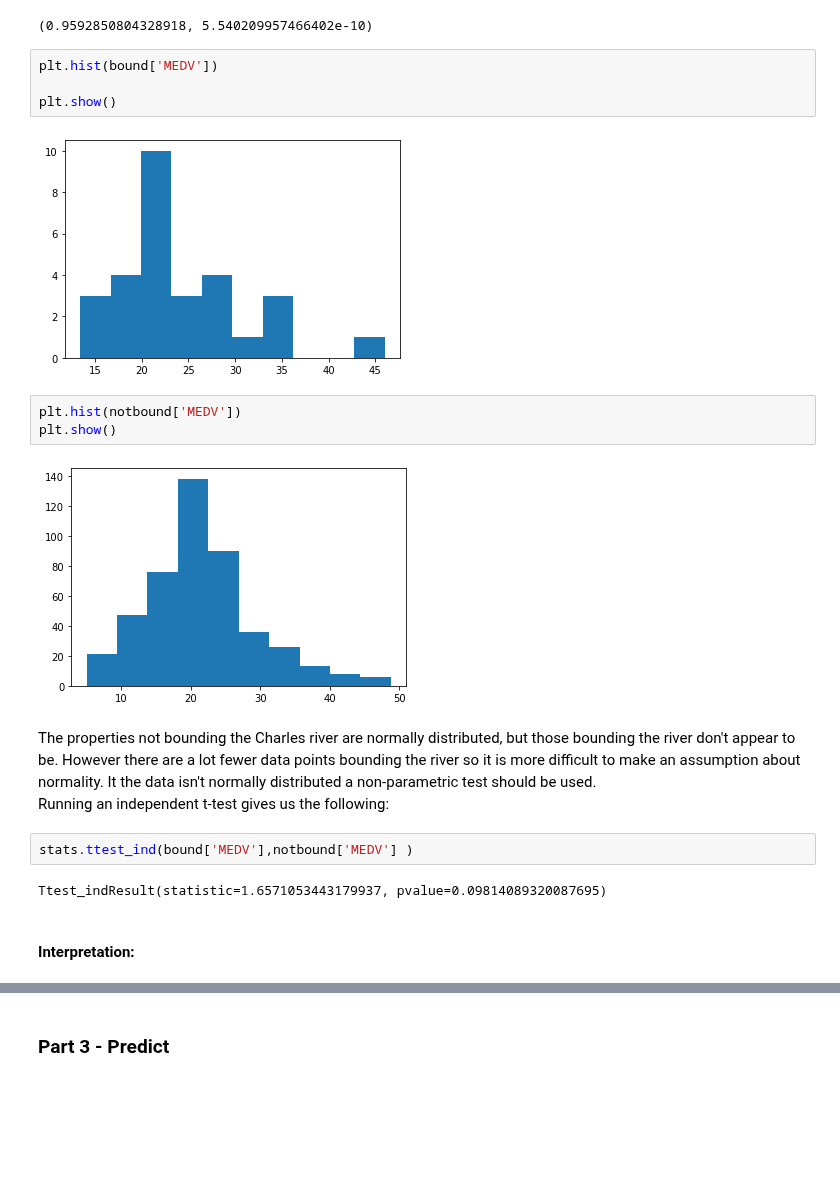
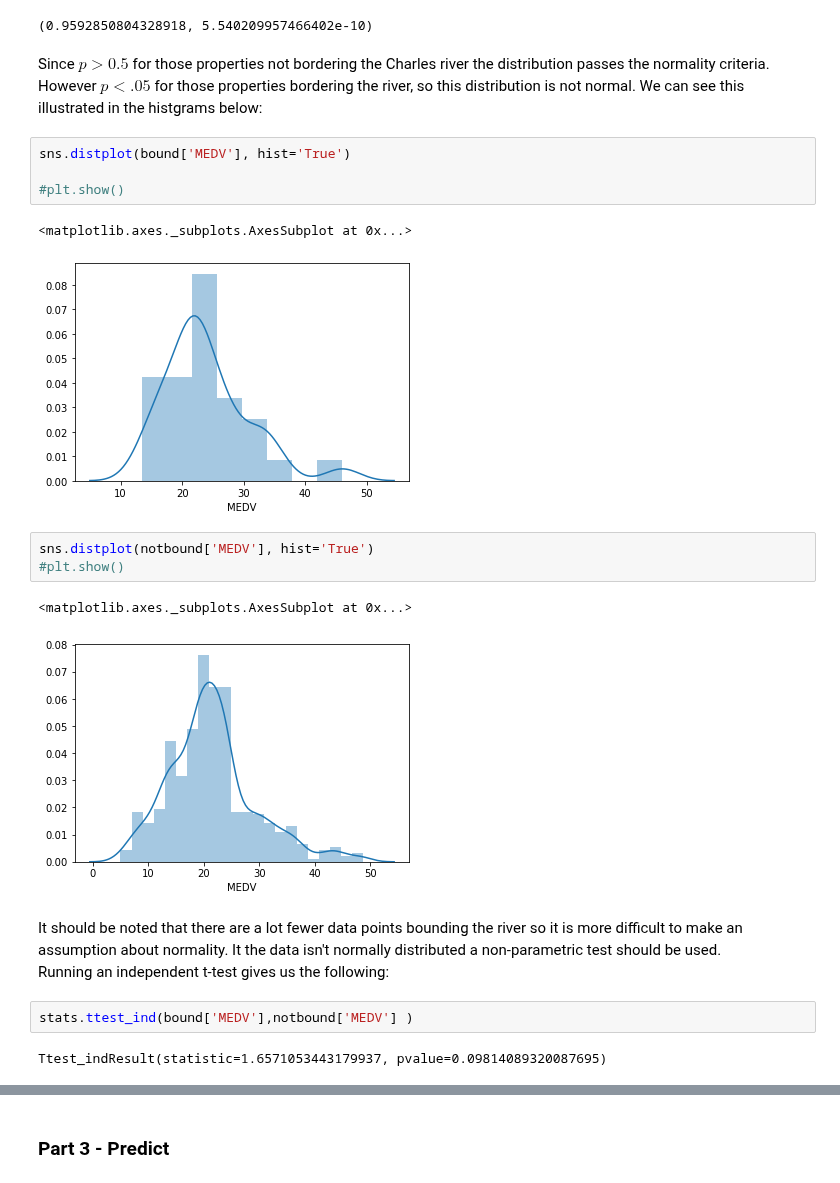
Before and after one commit to paulacduffy/machine-learning-assessment, a Jupyter notebook: The Boston Housing Dataset - An Analysis.ipynb, the cells around one changed output, grey strips where cells are left out. Saved outputs shown, nothing was run; the diff lists cells and outputs as text; blank space fills up the shorter version.

Commit message:
tidied up inferential section, added regression plots to section 1, added further references and continued narrative writeup

```diff
--- a/The Boston Housing Dataset - An Analysis.ipynb
+++ b/The Boston Housing Dataset - An Analysis.ipynb
@@ -233,23 +255,25 @@ stats.shapiro(bound['MEDV'])
 stats.shapiro(notbound['MEDV'])
 # %% [output]
 (0.9592850804328918, 5.540209957466402e-10)
+# %% [markdown]
+Since $p>0.5$ for those properties not bordering the Charles river the distribution passes the normality criteria. However $p<.05$ for those properties bordering the river, so this distribution is not normal. We can see this illustrated in the histgrams below:
 # %%
-plt.hist(bound['MEDV'])
+sns.distplot(bound['MEDV'], hist='True')
 
-plt.show()
+#plt.show()
 # %% [output]
+<matplotlib.axes._subplots.AxesSubplot at 0x...>
-[figure, old version]
+[figure, new version]
 # %%
-plt.hist(notbound['MEDV'])
-plt.show()
+sns.distplot(notbound['MEDV'], hist='True')
+#plt.show()
 # %% [output]
+<matplotlib.axes._subplots.AxesSubplot at 0x...>
-[figure, old version]
+[figure, new version]
 # %% [markdown]
-The properties not bounding the Charles river are normally distributed, but those bounding the river don't appear to be. However there are a lot fewer data points bounding the river so it is more difficult to make an assumption about normality. It the data isn't normally distributed a non-parametric test should be used. <br> Running an independent t-test gives us the following:
+It should be noted that there are a lot fewer data points bounding the river so it is more difficult to make an assumption about normality. It the data isn't normally distributed a non-parametric test should be used. <br> Running an independent t-test gives us the following:
 # %%
 stats.ttest_ind(bound['MEDV'],notbound['MEDV'] )
 # %% [output]
 Ttest_indResult(statistic=1.6571053443179937, pvalue=0.09814089320087695)
-# %% [markdown]
-#### Interpretation:
 # %% [markdown]
```
Also changed, not shown: parts of 48 cells of this notebook.
